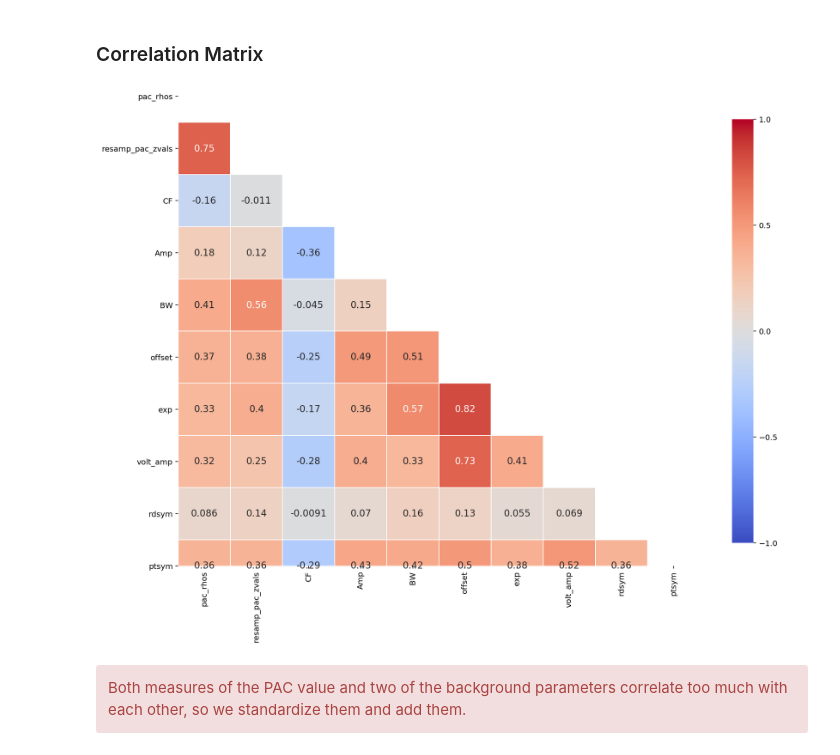
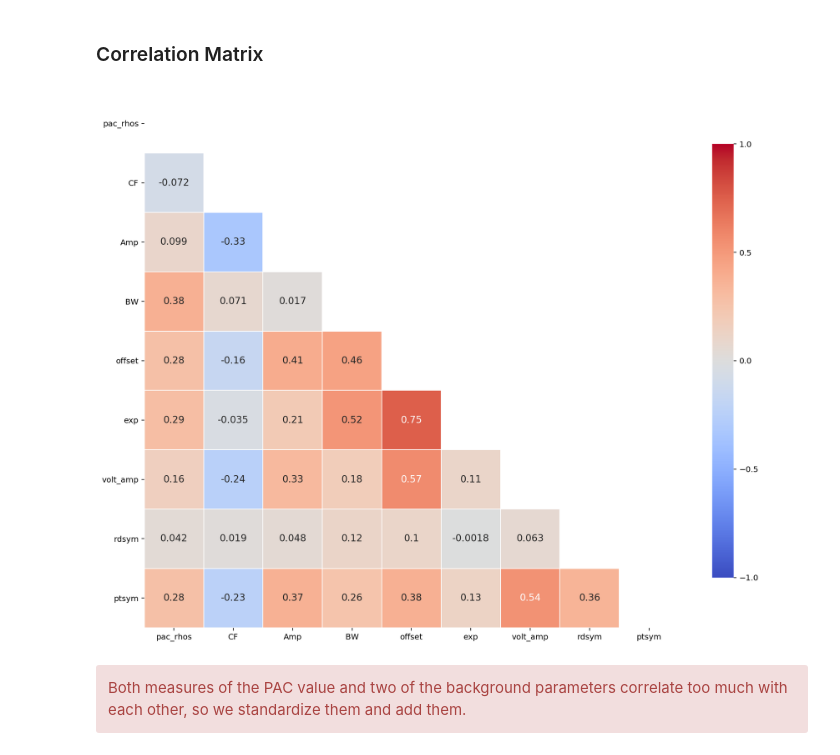
Before and after one commit to JaapVanDerAar/project_pac, a Jupyter notebook: pac_jupyter/3.7 Distinguishing True and Spurious PAC - Hippocampal Rat.ipynb, the cells around one changed output. Saved outputs shown, nothing was run; the diff lists cells and outputs as text; code cells hidden in the pictures.

```diff
--- a/pac_jupyter/3.7 Distinguishing True and Spurious PAC - Hippocampal Rat.ipynb
+++ b/pac_jupyter/3.7 Distinguishing True and Spurious PAC - Hippocampal Rat.ipynb
@@ -59,44 +59,42 @@ import mglearn
 # Set directory in which the data structure can be found
 os.chdir(r'C:\Users\jaapv\Desktop\master\VoytekLab')
 
-# data
-datastruct = np.load('datastruct_rats.npy',  allow_pickle=True)
-
 # dataframe
-features_df = pd.read_csv('features_df_rats.csv', sep=',')
+features_df = np.load('features_df.npy', allow_pickle=True).item()
+features_df = features_df['rat']
 # %% [markdown]
 ### Correlation Matrix
 # %%
 #### first create new dataframe with only the features we want to plot
-corr_features_df = features_df[['pac_rhos', 'resamp_pac_zvals','CF', 'Amp', 'BW', 'offset', 'exp',
+corr_features_df = features_df[['pac_rhos', 'CF', 'Amp', 'BW', 'offset', 'exp',
                                 'volt_amp', 'rdsym', 'ptsym']].copy()
 
 corr_matrix = corr_features_df.corr()
 
 mask = np.zeros_like(corr_matrix, dtype=np.bool)
 mask[np.triu_indices_from(mask)]= True
 
 f, ax = plt.subplots(figsize=(15, 20))
 
 heatmap = sns.heatmap(corr_matrix,
                       mask = mask,
                       square = True,
                       linewidths = .5,
                       cmap = 'coolwarm',
                       cbar_kws = {'shrink': .5,
                                 'ticks' : [-1, -.5, 0, 0.5, 1]},
                       vmin = -1,
                       vmax = 1,
                       annot = True,
                       annot_kws = {'size': 12})
 
 #add the column names as labels
 ax.set_yticklabels(corr_matrix.columns, rotation = 0)
 ax.set_xticklabels(corr_matrix.columns)
 
 sns.set_style({'xtick.bottom': True}, {'ytick.left': True})
 # %% [output]
-[figure, old version]
+[figure, new version]
 # %% [markdown]
  <div class="alert alert-danger">
 Both measures of the PAC value and two of the background parameters correlate too much with each other, so we standardize them and add them.
```
Also changed, not shown: parts of 7 cells of this notebook, 4 other files.
